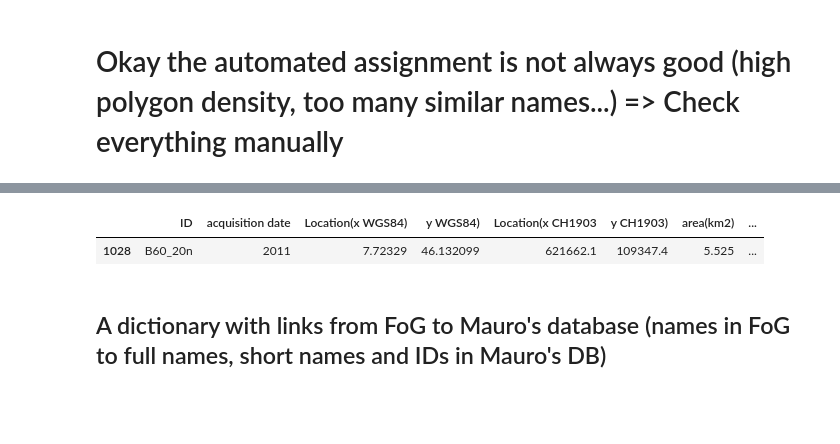
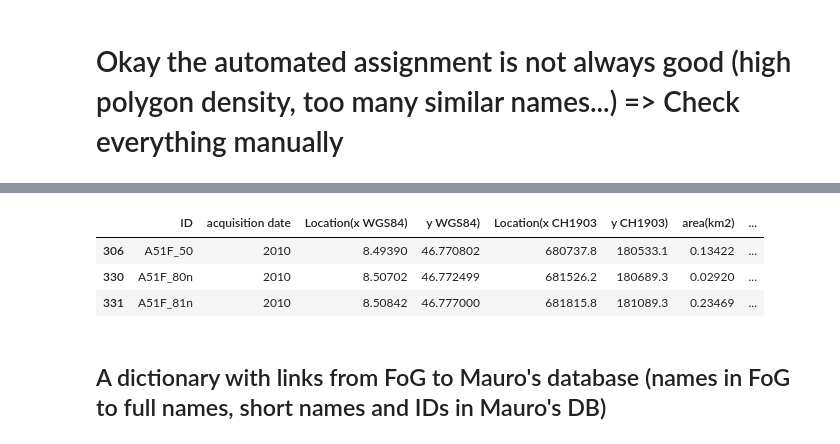
Before and after one commit to JohannesUIBK/glaciers-cci5, a Jupyter notebook: glaciers_cci5/Merge_Fischer_FoG.ipynb, the cells around one changed output, grey strips where cells are left out. Cells and saved outputs as stored; diff of their text form; code cells hidden in the pictures; blank space fills up the shorter version.

```diff
--- a/glaciers_cci5/Merge_Fischer_FoG.ipynb
+++ b/glaciers_cci5/Merge_Fischer_FoG.ipynb
@@ -210,8 +231,10 @@ pdb[pdb.where(~pd.isnull(pdb.AREA)).WGMS_ID == ID].tail(10)#[['NAME', 'LENGTH',
 # %%
-pdfll[pdfll['Names'].str.contains('brunegg', case=False)]
+pdfll[pdfll['Names'].str.contains('chüef', case=False)]
 # %% [output]
 |  | ID | acquisition date | Location(x WGS84) | y WGS84) | Location(x CH1903 | y CH1903) | area(km2) | ... |
-| 1028 | B60_20n | 2011 | 7.72329 | 46.132099 | 621662.1 | 109347.4 | 5.525 | ... |
+| 306 | A51F_50 | 2010 | 8.49390 | 46.770802 | 680737.8 | 180533.1 | 0.13422 | ... |
+| 330 | A51F_80n | 2010 | 8.50702 | 46.772499 | 681526.2 | 180689.3 | 0.02920 | ... |
+| 331 | A51F_81n | 2010 | 8.50842 | 46.777000 | 681815.8 | 181089.3 | 0.23469 | ... |
 # %% [markdown]
 ## A dictionary with links from FoG to Mauro's database (names in FoG to full names, short names and IDs in Mauro's DB)
 # %%
```
Also changed, not shown: parts of 43 cells of this notebook, 1 other file.
